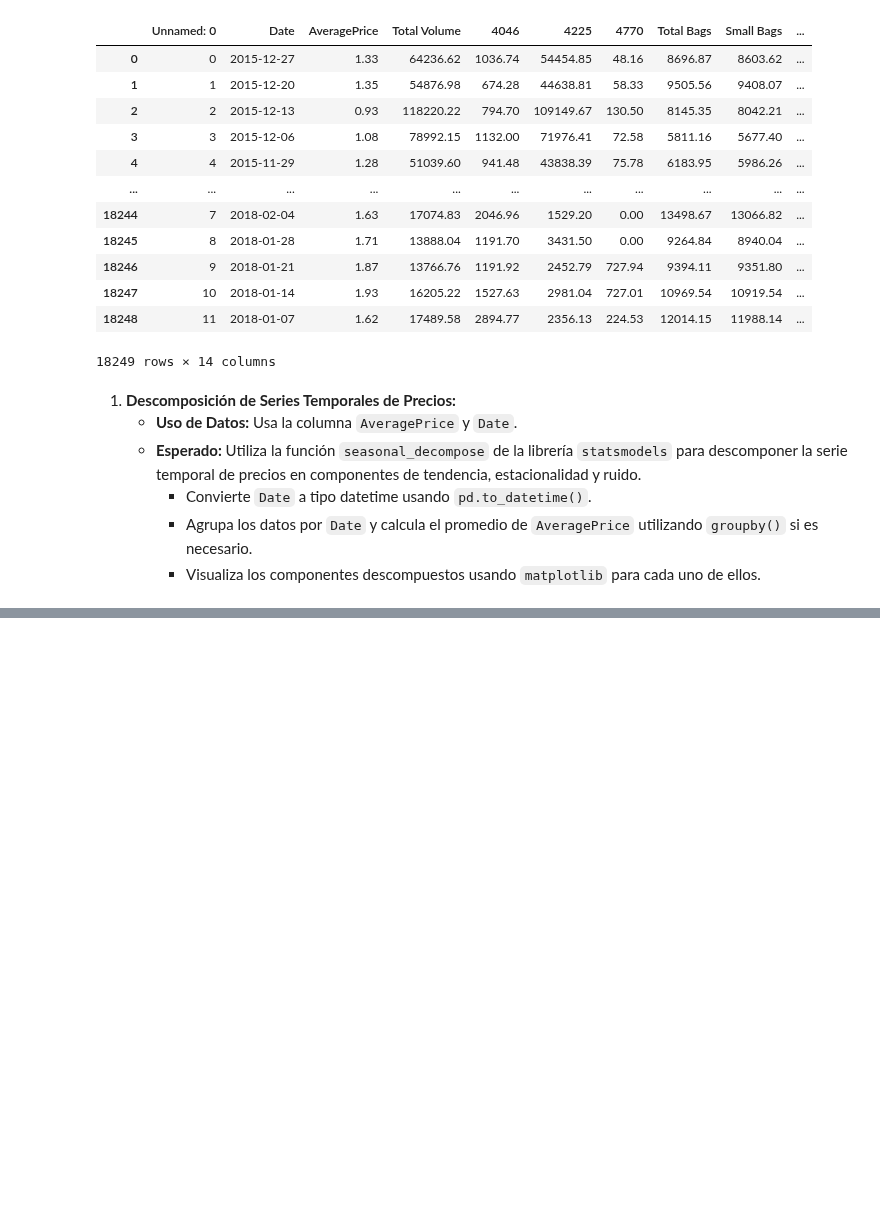
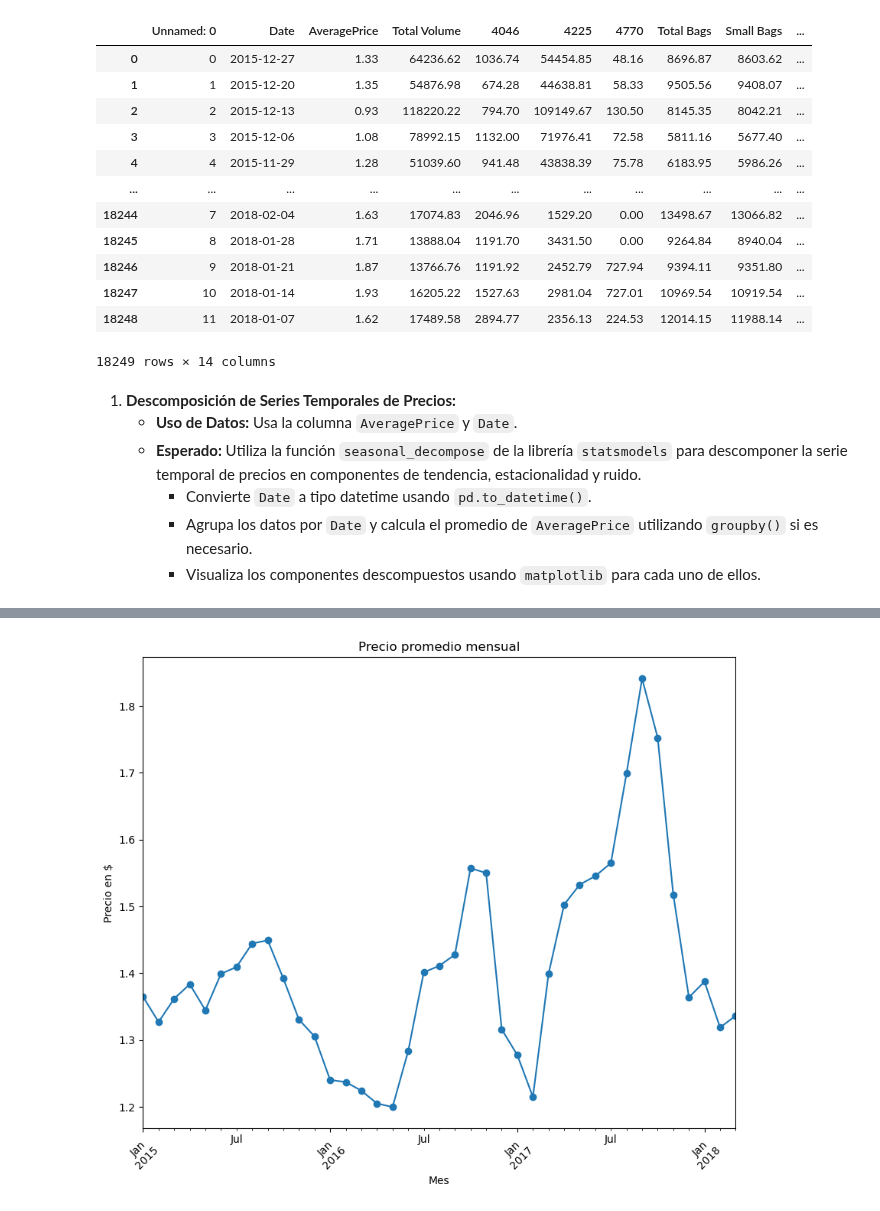
Before and after one commit to albagd77/MAGic-Avocado-TP1, a Jupyter notebook: 01_series_temporales.ipynb, the cells around one changed output, grey strips where cells are left out. Cells and saved outputs as stored; diff of their text form; code cells hidden in the pictures; blank space fills up the shorter version.

```diff
--- a/01_series_temporales.ipynb
+++ b/01_series_temporales.ipynb
@@ -60,0 +124,4 @@ df
+# %%
+subset = ['region','Date','AveragePrice']
+grouped_data = df[subset].groupby(pd.Grouper(key="Date", freq="ME"))['AveragePrice'].mean()
+grouped_data
@@ -60,0 +146,10 @@ df
+# %%
+plt.figure(figsize=(10,8))
+grouped_data.plot(marker='o')
+plt.title('Precio promedio mensual')
+plt.xlabel('Mes')
+plt.ylabel('Precio en $')
+plt.xticks(rotation=45)
+plt.show()
+# %% [output]
+[figure, added]
```
Also changed, not shown: parts of 18 cells of this notebook.
